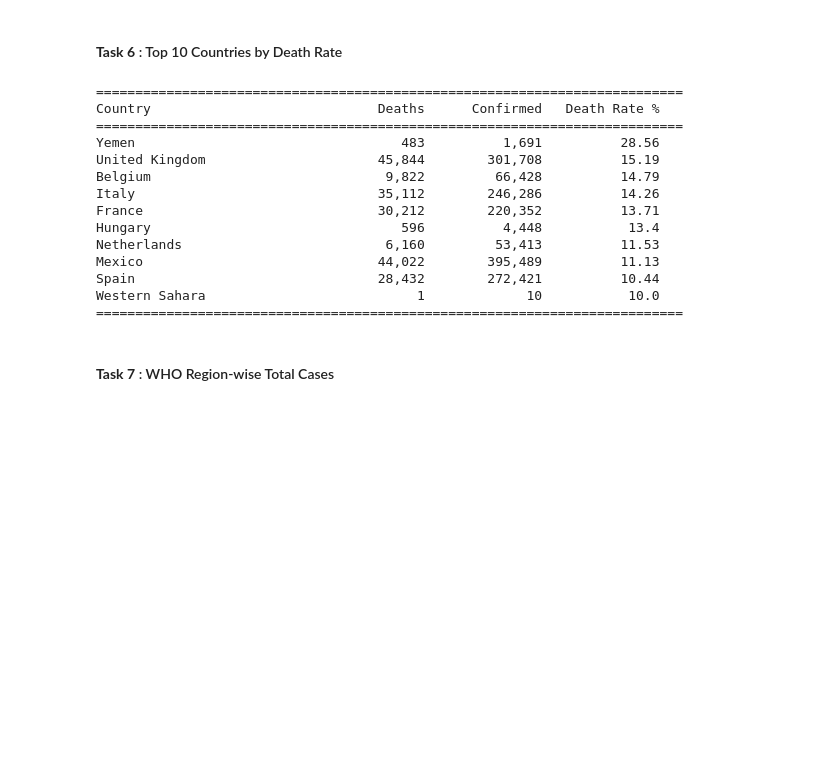
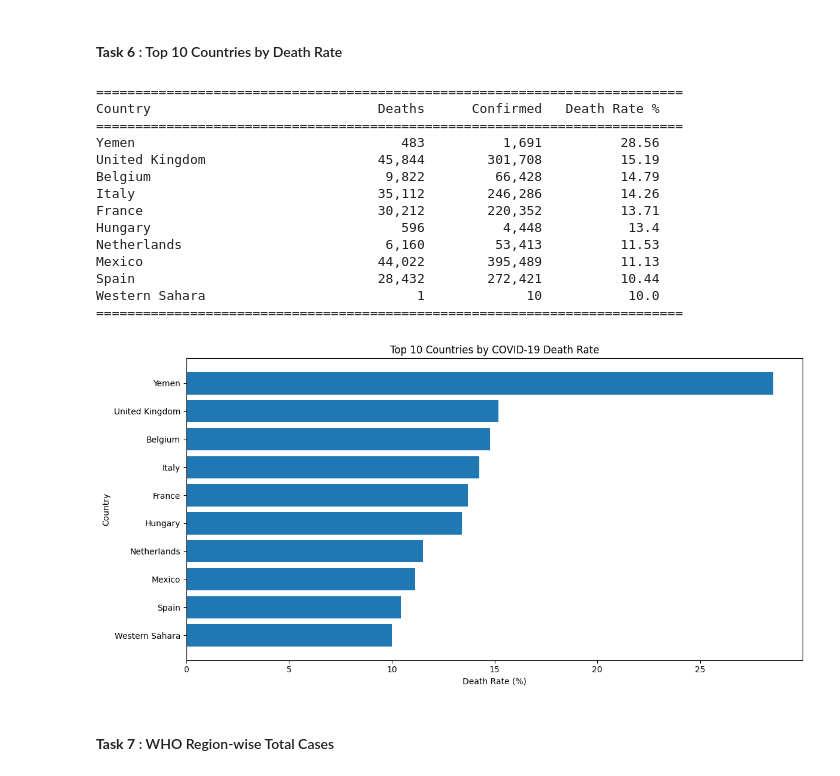
Before and after one commit to anshkhare1607-web/CovidPySpark, a Jupyter notebook: main.ipynb, the cells around one changed output. Drawn from its saved outputs; the diff is of its cells as text; code cells hidden in the pictures; blank space fills up the shorter version.

```diff
--- a/main.ipynb
+++ b/main.ipynb
@@ -475,33 +475,52 @@ df_death_rate = df_country_wise_latest.select(
 df_death_rate = (df_death_rate.withColumn("Death Rate",round((col("Deaths") / col("Confirmed")) * 100,2)))
 
 # Step 3 : Sort by Death Rate
 df_death_rate_sorted = (df_death_rate.orderBy(desc("Death Rate")))
 
 # Step 4 : Extract Top 10 Countries
 df_top_10_death_rate = (df_death_rate_sorted.limit(10))
 
 # Step 5 : Display Final Output
 print("=" * 75)
 print(f"{'Country':<30}{'Deaths':>12}{'Confirmed':>15}{'Death Rate %':>15}")
 print("=" * 75)
 for row in df_top_10_death_rate.collect():
     print(f"{row['Country/Region']:<30}{row['Deaths']:>12,}{row['Confirmed']:>15,}{row['Death Rate']:>15}")
 print("=" * 75)
+
+# Convert to Pandas
+df_top_10_death_rate_pandas = (
+    df_top_10_death_rate.toPandas()
+)
+
+# Visualization : Top 10 Death Rate Countries
+plt.figure(figsize=(12, 6))
+plt.barh(
+    df_top_10_death_rate_pandas["Country/Region"],
+    df_top_10_death_rate_pandas["Death Rate"]
+)
+plt.xlabel("Death Rate (%)")
+plt.ylabel("Country")
+plt.title("Top 10 Countries by COVID-19 Death Rate")
+plt.gca().invert_yaxis()
+plt.tight_layout()
+plt.show()
 # %% [output]
 ===========================================================================
 Country                             Deaths      Confirmed   Death Rate %
 ===========================================================================
 Yemen                                  483          1,691          28.56
 United Kingdom                      45,844        301,708          15.19
 Belgium                              9,822         66,428          14.79
 Italy                               35,112        246,286          14.26
 France                              30,212        220,352          13.71
 Hungary                                596          4,448           13.4
 Netherlands                          6,160         53,413          11.53
 Mexico                              44,022        395,489          11.13
 Spain                               28,432        272,421          10.44
 Western Sahara                           1             10           10.0
 ===========================================================================
+[figure, added]
 # %% [markdown]
 #### **Task 7** : WHO Region-wise Total Cases
 # %%
```
Also changed, not shown: parts of 7 cells of this notebook.
